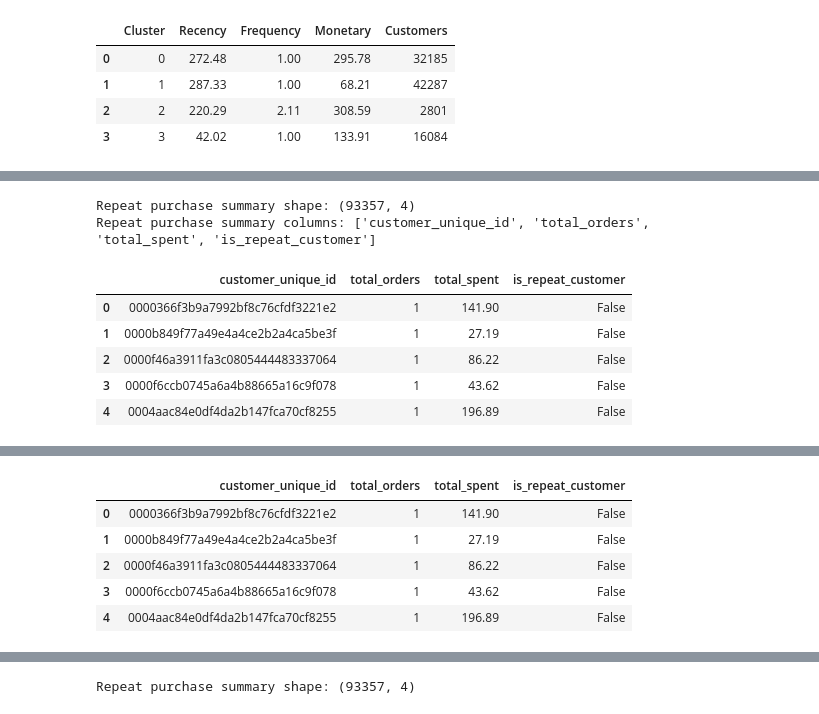
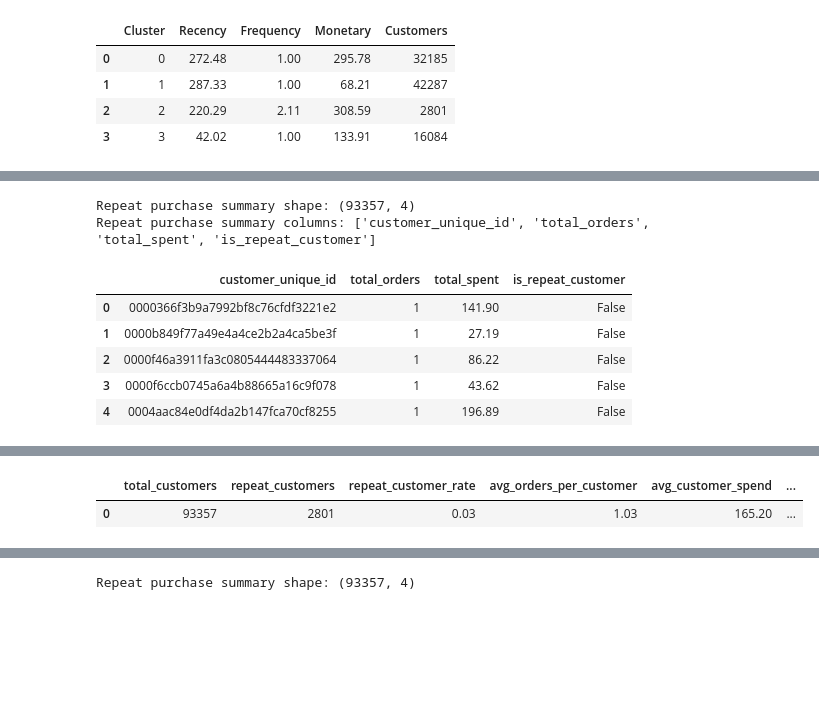
Before and after one commit to divyakumar73/Retail-Intelligence-Platform, a Jupyter notebook: notebooks/07_Customer_Segmentation_RFM.ipynb, the cells around one changed output, grey strips where cells are left out. Cells and saved outputs as stored; diff of their text form; code cells hidden in the pictures; blank space fills up the shorter version.

```diff
--- a/notebooks/07_Customer_Segmentation_RFM.ipynb
+++ b/notebooks/07_Customer_Segmentation_RFM.ipynb
@@ -51,7 +51,7 @@ pd.set_option("display.float_format", "{:,.2f}".format)
 # Section 3 - Define Paths and Load Files
 # ======================================================
 
-DATA_DIR = Path(r"C:\Users\divya\Downloads\Retail-Intelligence-Platform\data\raw")
+DATA_DIR = Path(r"C:\Users\divya\Retail-Intelligence-Platform\data\raw")
 
 customers_path = DATA_DIR / "olist_customers_dataset.csv"
 orders_path = DATA_DIR / "olist_orders_dataset.csv"
@@ -817,55 +852,111 @@ print(rfm.columns.tolist())
 # %%
 # ======================================================
-# Section 31 - Export Repeat Purchase Summary
-# FINAL VERSION
+# Section 31 - Export Repeat Purchase Summary + Customer KPI Summary
+# FINAL KPI-ALIGNED VERSION
 # ======================================================
 
 import csv
 from pathlib import Path
 import pandas as pd
+import numpy as np
 
+# ------------------------------------------------------
 # 1) Validate source dataframe
+# ------------------------------------------------------
 if "rfm" not in globals():
     raise ValueError("rfm dataframe not found. Run the RFM section first.")
 
-required_cols = ["customer_unique_id", "Frequency", "Monetary"]
+required_cols = [
+    "customer_unique_id",
+    "Recency",
+    "Frequency",
+    "Monetary"
+]
 missing_cols = [c for c in required_cols if c not in rfm.columns]
 
 if missing_cols:
     raise ValueError(f"Missing required columns in rfm dataframe: {missing_cols}")
 
-# 2) Build repeat summary from RFM table
-repeat_export = rfm[["customer_unique_id", "Frequency", "Monetary"]].copy()
+# ------------------------------------------------------
+# 2) Build repeat purchase summary from RFM table
+# ------------------------------------------------------
+repeat_export = rfm[
+    ["customer_unique_id", "Frequency", "Monetary"]
+].copy()
 
-# 3) Rename columns for Streamlit
 repeat_export = repeat_export.rename(columns={
     "Frequency": "total_orders",
     "Monetary": "total_spent"
 })
 
-# 4) Ensure numeric columns are clean
-repeat_export["total_orders"] = pd.to_numeric(repeat_export["total_orders"], errors="coerce")
-repeat_export["total_spent"] = pd.to_numeric(repeat_export["total_spent"], errors="coerce")
+repeat_export["total_orders"] = pd.to_numeric(
+    repeat_export["total_orders"], errors="coerce"
+)
+repeat_export["total_spent"] = pd.to_numeric(
+    repeat_export["total_spent"], errors="coerce"
+)
 
-# 5) Flag repeat customers
 repeat_export["is_repeat_customer"] = repeat_export["total_orders"] > 1
 
-# 6) Final column order
 repeat_export = repeat_export[
     ["customer_unique_id", "total_orders", "total_spent", "is_repeat_customer"]
 ].copy()
 
+# ------------------------------------------------------
+# 3) Build customer KPI summary
+# This should be the single source of truth for
+# overlapping customer KPIs in Streamlit + Power BI
+# ------------------------------------------------------
+total_customers = int(rfm["customer_unique_id"].nunique())
+repeat_customers = int((rfm["Frequency"] > 1).sum())
+repeat_customer_rate = (
+    repeat_customers / total_customers if total_customers > 0 else 0
+)
+
+customer_kpi_summary = pd.DataFrame({
+    "total_customers": [total_customers],
+    "repeat_customers": [repeat_customers],
+    "repeat_customer_rate": [repeat_customer_rate],
+    "avg_orders_per_customer": [rfm["Frequency"].mean()],
+    "avg_customer_spend": [rfm["Monetary"].mean()],
+    "avg_recency": [rfm["Recency"].mean()],
+    "avg_frequency": [rfm["Frequency"].mean()],
+    "avg_monetary": [rfm["Monetary"].mean()]
+})
+
+# Optional: round numeric KPI columns for cleaner display/export
+customer_kpi_summary = customer_kpi_summary.round({
+    "repeat_customer_rate": 6,
+    "avg_orders_per_customer": 4,
+    "avg_customer_spend": 2,
+    "avg_recency": 2,
+    "avg_frequency": 4,
+    "avg_monetary": 2
+})
+
+# ------------------------------------------------------
+# 4) Save files
+# ------------------------------------------------------
+OUTPUT_DIR = Path(r"C:\Users\divya")
+
+repeat_output_file = OUTPUT_DIR / "repeat_purchase_summary.csv"
+customer_kpi_output_file = OUTPUT_DIR / "customer_kpi_summary.csv"
+
+repeat_export.to_csv(repeat_output_file, index=False, encoding="utf-8")
+customer_kpi_summary.to_csv(customer_kpi_output_file, index=False, encoding="utf-8")
+
+# ------------------------------------------------------
+# 5) Validation prints
+# ------------------------------------------------------
 print("Repeat purchase summary shape:", repeat_export.shape)
 print("Repeat purchase summary columns:", repeat_export.columns.tolist())
 display(repeat_export.head())
 
-# 7) Save to C:\Users\divya
-output_file = Path(r"C:\Users\divya\repeat_purchase_summary.csv")
-repeat_export.to_csv(output_file, index=False, encoding="utf-8")
+print("\nCustomer KPI summary:")
+display(customer_kpi_summary)
 
-print(f"\nSaved successfully to: {output_file}")
-print("\nFirst 5 rows from saved dataframe:")
-display(repeat_export.head())
+print(f"\nSaved successfully to: {repeat_output_file}")
+print(f"Saved successfully to: {customer_kpi_output_file}")
 # %% [output]
 Repeat purchase summary shape: (93357, 4)
 Repeat purchase summary columns: ['customer_unique_id', 'total_orders', 'total_spent', 'is_repeat_customer']
@@ -881,6 +970,2 @@ First 5 rows from saved dataframe:
-|  | customer_unique_id | total_orders | total_spent | is_repeat_customer |
-| 0 | 0000366f3b9a7992bf8c76cfdf3221e2 | 1 | 141.90 | False |
-| 1 | 0000b849f77a49e4a4ce2b2a4ca5be3f | 1 | 27.19 | False |
-| 2 | 0000f46a3911fa3c0805444483337064 | 1 | 86.22 | False |
-| 3 | 0000f6ccb0745a6a4b88665a16c9f078 | 1 | 43.62 | False |
-| 4 | 0004aac84e0df4da2b147fca70cf8255 | 1 | 196.89 | False |
+|  | total_customers | repeat_customers | repeat_customer_rate | avg_orders_per_customer | avg_customer_spend | ... |
+| 0 | 93357 | 2801 | 0.03 | 1.03 | 165.20 | ... |
```
Also changed, not shown: parts of 9 cells of this notebook, 7 other files.
